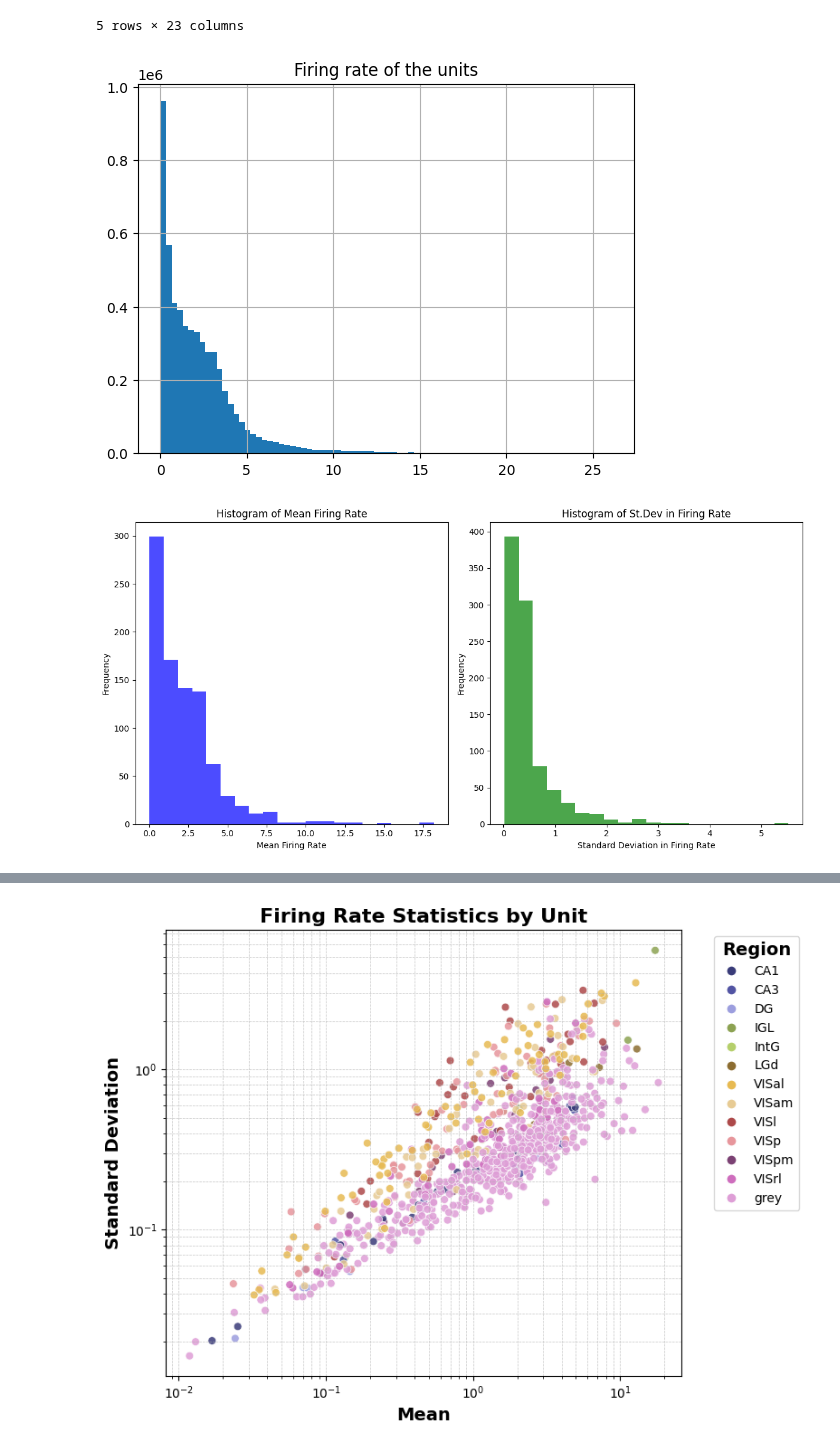
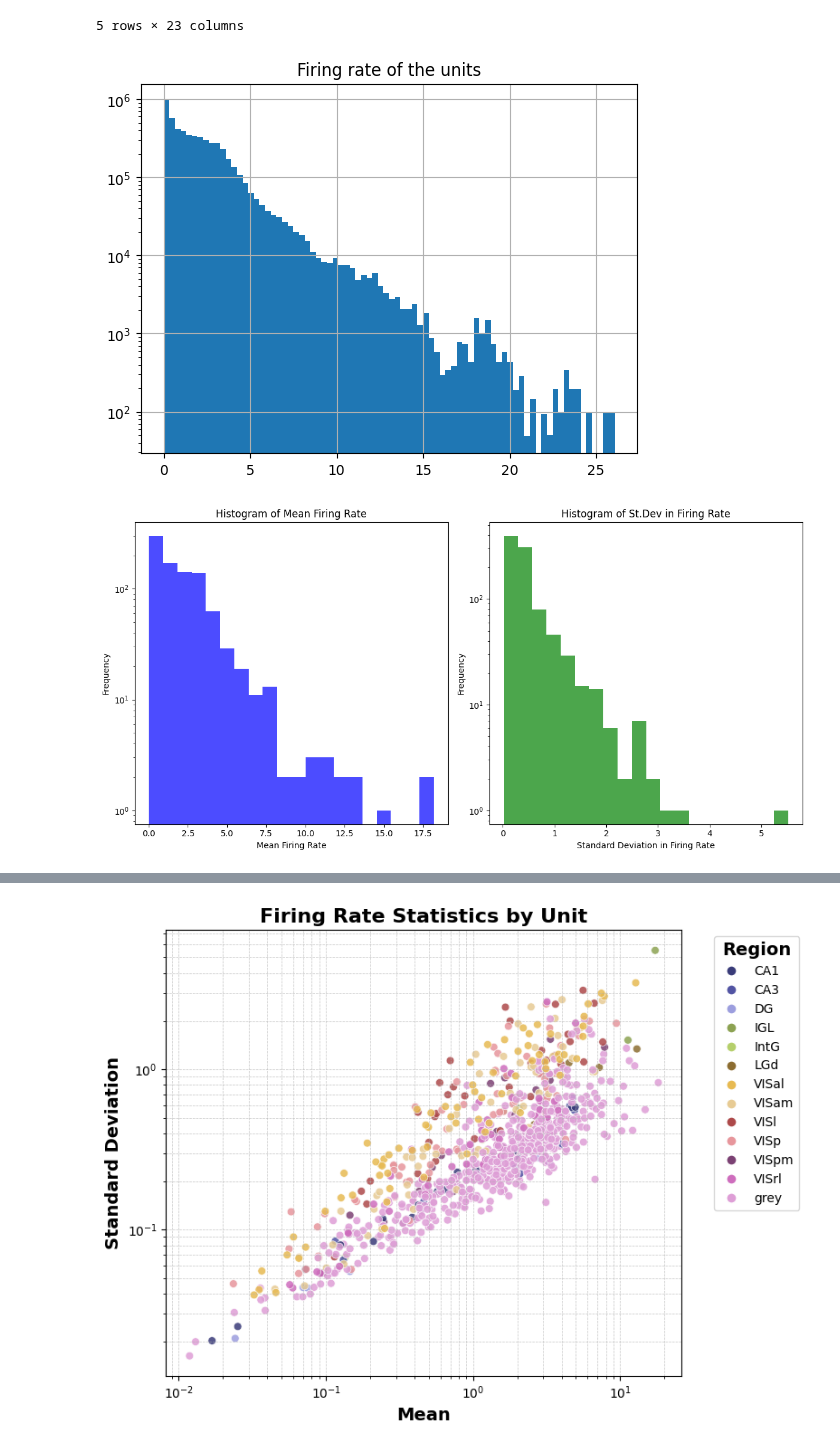
Before and after one commit to tebe-nigrelli/MMN-Group-Project, a Jupyter notebook: 03_Classification.ipynb, the cells around one changed output, grey strips where cells are left out. Drawn from its saved outputs; the diff is of its cells as text; code cells hidden in the pictures.

```diff
--- a/03_Classification.ipynb
+++ b/03_Classification.ipynb
@@ -26,11 +27,11 @@ df.head()
 | 951805352 | 4787 | 70 | 49 | 1.428571 | 1.859659 | 0.265666 | ... |
 5 rows × 23 columns
 # %%
-df['spike_mean'].hist(bins=80)
+df['spike_mean'].hist(bins=80, log=True)
 plt.title("Firing rate of the units")
 plt.show()
 # %% [output]
-[figure, old version]
+[figure, new version]
 # %%
 import matplotlib.pyplot as plt
 
@@ -46,13 +47,13 @@ units_df['region'] = units_df['unit_id'].apply(lambda x: df_unit.get_group(x)['s
 fig, axes = plt.subplots(1, 2, figsize=(12, 6))
 
 # Plot histogram for 'mean'
-axes[0].hist(units_df['mean'], bins=20, color='blue', alpha=0.7)
+axes[0].hist(units_df['mean'], bins=20, color='blue', alpha=0.7, log=True)
 axes[0].set_title('Histogram of Mean Firing Rate')
 axes[0].set_xlabel('Mean Firing Rate')
 axes[0].set_ylabel('Frequency')
 
 # Plot histogram for 'var'
-axes[1].hist(units_df['std'], bins=20, color='green', alpha=0.7)
+axes[1].hist(units_df['std'], bins=20, color='green', alpha=0.7, log=True)
 axes[1].set_title('Histogram of St.Dev in Firing Rate')
 axes[1].set_xlabel('Standard Deviation in Firing Rate')
 axes[1].set_ylabel('Frequency')
@@ -61,5 +62,5 @@ axes[1].set_ylabel('Frequency')
 plt.tight_layout()
 plt.show()
 # %% [output]
-[figure, old version]
+[figure, new version]
 # %%
```
Also changed, not shown: parts of 3 cells of this notebook, 1 other file.
